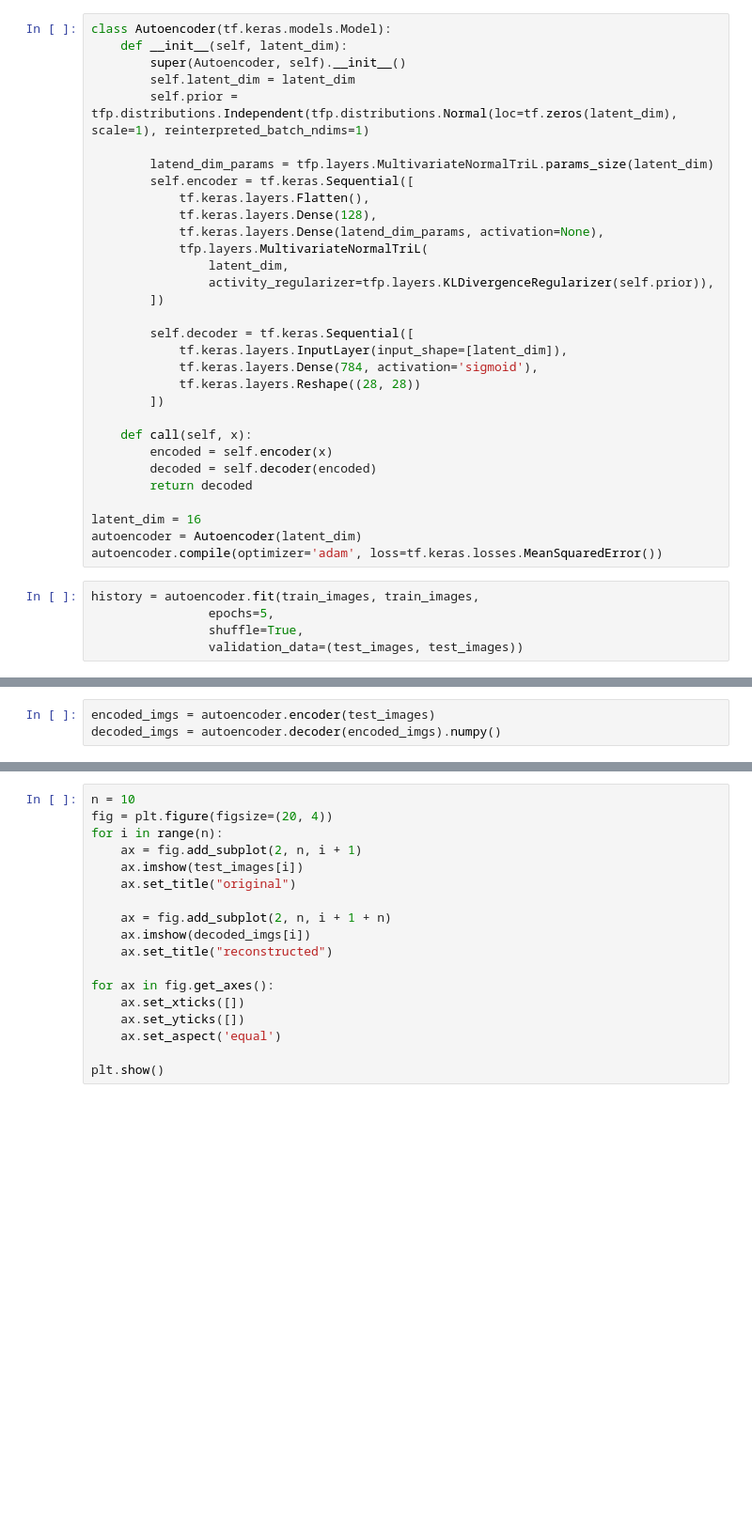
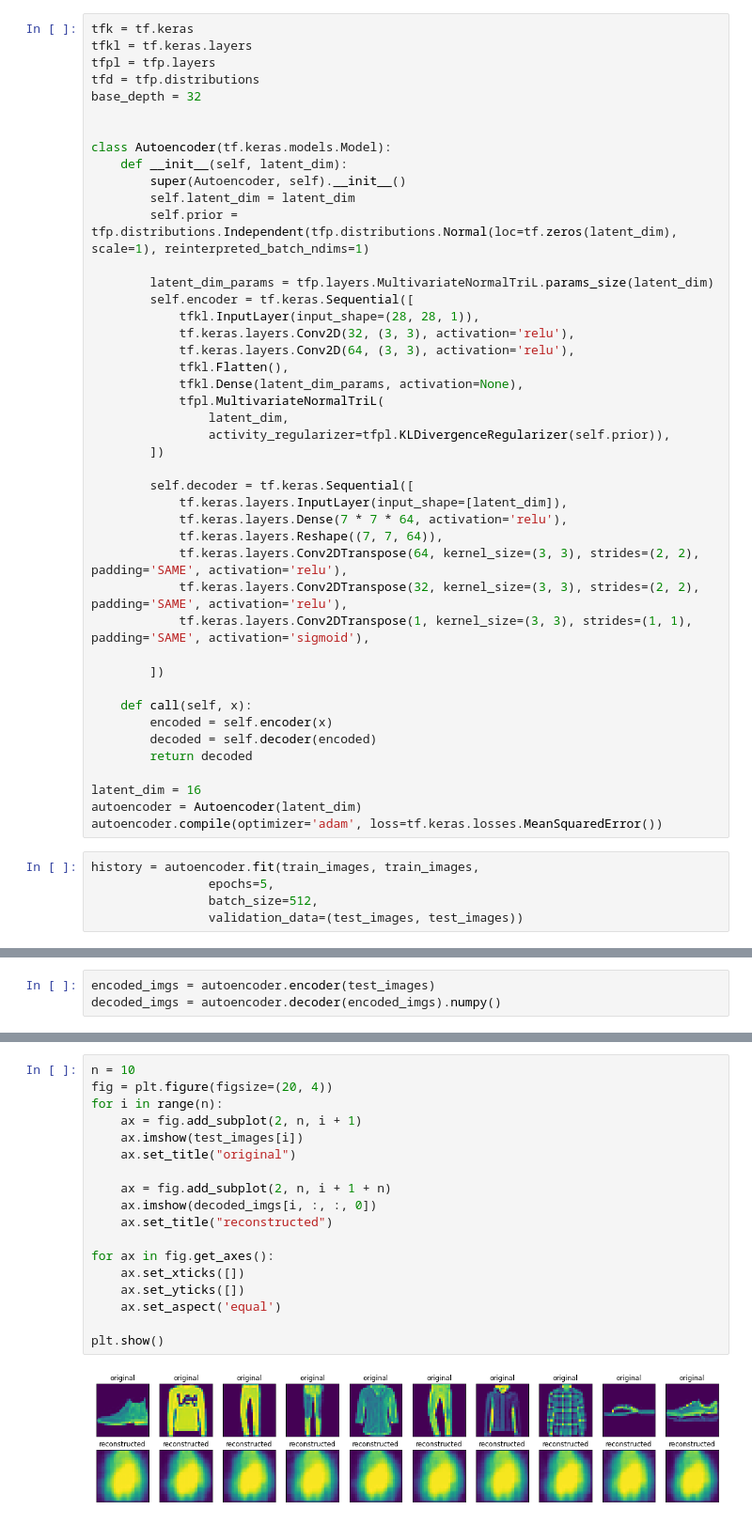
Before and after one commit to wiso/TutorialML-AtlasItalia2022, a Jupyter notebook: notebooks/3.2-VariationalAutoEncoder.ipynb, the cells around one changed output, grey strips where cells are left out. Shown: that part at 94% size. Saved outputs shown, nothing was run; the diff lists cells and outputs as text; blank space fills up the shorter version.

```diff
--- a/notebooks/3.2-VariationalAutoEncoder.ipynb
+++ b/notebooks/3.2-VariationalAutoEncoder.ipynb
@@ -20,24 +50,37 @@ train_ds = tf.data.Dataset.from_tensor_slices((train_images, train_labels))
 # %%
+tfk = tf.keras
+tfkl = tf.keras.layers
+tfpl = tfp.layers
+tfd = tfp.distributions
+base_depth = 32
+
+
 class Autoencoder(tf.keras.models.Model):
     def __init__(self, latent_dim):
         super(Autoencoder, self).__init__()
         self.latent_dim = latent_dim
         self.prior = tfp.distributions.Independent(tfp.distributions.Normal(loc=tf.zeros(latent_dim), scale=1), reinterpreted_batch_ndims=1)
 
-        latend_dim_params = tfp.layers.MultivariateNormalTriL.params_size(latent_dim)
+        latent_dim_params = tfp.layers.MultivariateNormalTriL.params_size(latent_dim)
         self.encoder = tf.keras.Sequential([
-            tf.keras.layers.Flatten(),
-            tf.keras.layers.Dense(128),
-            tf.keras.layers.Dense(latend_dim_params, activation=None),
-            tfp.layers.MultivariateNormalTriL(
+            tfkl.InputLayer(input_shape=(28, 28, 1)),
+            tf.keras.layers.Conv2D(32, (3, 3), activation='relu'),
+            tf.keras.layers.Conv2D(64, (3, 3), activation='relu'),
+            tfkl.Flatten(),
+            tfkl.Dense(latent_dim_params, activation=None),
+            tfpl.MultivariateNormalTriL(
                 latent_dim,
-                activity_regularizer=tfp.layers.KLDivergenceRegularizer(self.prior)),
+                activity_regularizer=tfpl.KLDivergenceRegularizer(self.prior)),
         ])
 
         self.decoder = tf.keras.Sequential([
             tf.keras.layers.InputLayer(input_shape=[latent_dim]),
-            tf.keras.layers.Dense(784, activation='sigmoid'),
-            tf.keras.layers.Reshape((28, 28))
+            tf.keras.layers.Dense(7 * 7 * 64, activation='relu'),
+            tf.keras.layers.Reshape((7, 7, 64)),
+            tf.keras.layers.Conv2DTranspose(64, kernel_size=(3, 3), strides=(2, 2), padding='SAME', activation='relu'),
+            tf.keras.layers.Conv2DTranspose(32, kernel_size=(3, 3), strides=(2, 2), padding='SAME', activation='relu'),
+            tf.keras.layers.Conv2DTranspose(1, kernel_size=(3, 3), strides=(1, 1), padding='SAME', activation='sigmoid'),
+
         ])
 
     def call(self, x):
@@ -51,5 +94,5 @@ autoencoder.compile(optimizer='adam', loss=tf.keras.losses.MeanSquaredError())
 # %%
 history = autoencoder.fit(train_images, train_images,
                 epochs=5,
-                shuffle=True,
+                batch_size=512,
                 validation_data=(test_images, test_images))
@@ -67,21 +129,23 @@ plt.show()
 # %%
 n = 10
 fig = plt.figure(figsize=(20, 4))
 for i in range(n):
     ax = fig.add_subplot(2, n, i + 1)
     ax.imshow(test_images[i])
     ax.set_title("original")
 
     ax = fig.add_subplot(2, n, i + 1 + n)
-    ax.imshow(decoded_imgs[i])
+    ax.imshow(decoded_imgs[i, :, :, 0])
     ax.set_title("reconstructed")
 
 for ax in fig.get_axes():
     ax.set_xticks([])
     ax.set_yticks([])
     ax.set_aspect('equal')
 
 plt.show()
+# %% [output]
+[figure, added]
 # %%
 fig, axs = plt.subplots(1, 10, figsize=(15, 3))
 for ax in axs.flat:
```
Also changed, not shown: parts of 8 cells of this notebook.
